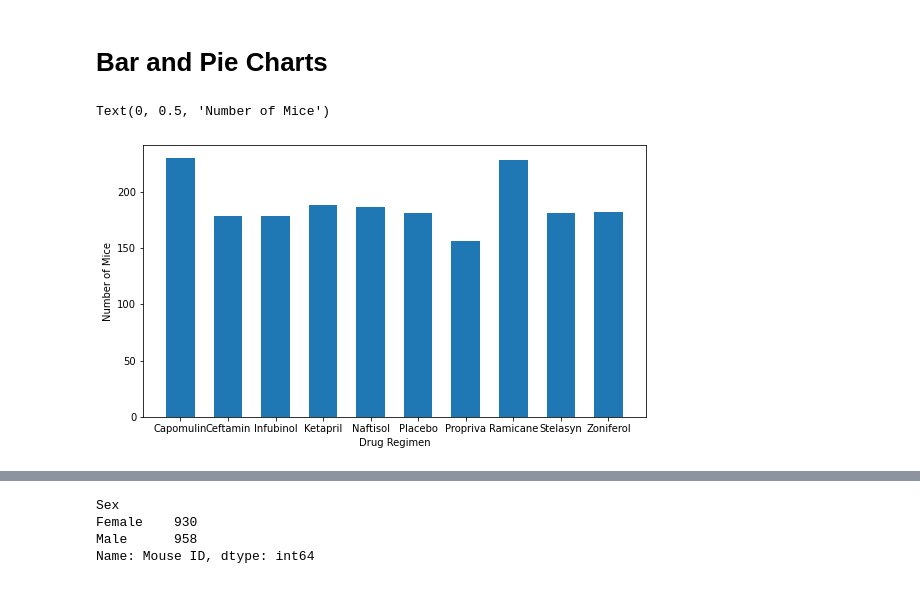
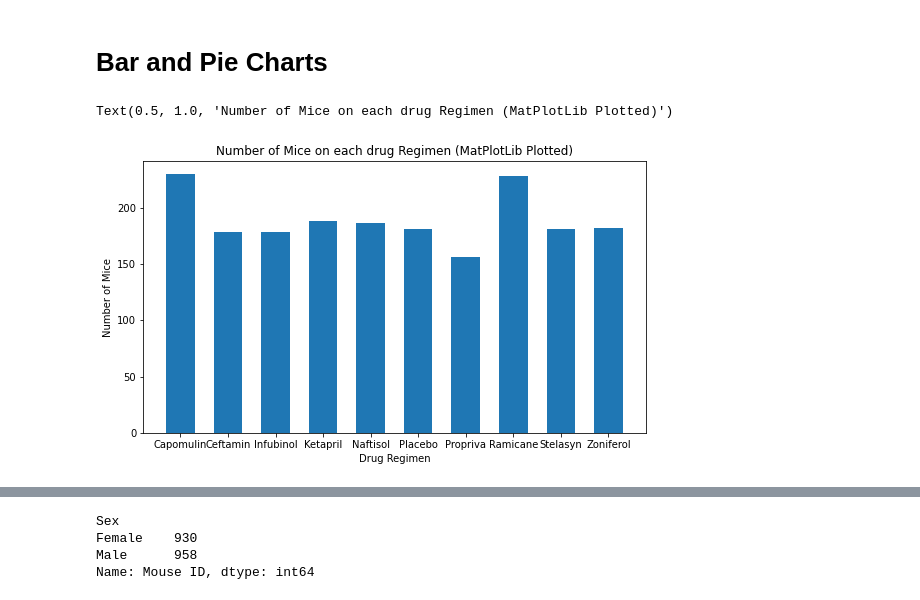
Before and after one commit to cyberkatie/visualization-challenge, a Jupyter notebook: module_5_starter_code/module_5_starter_code/Pymaceuticals/PymaceuticalsSolutions.ipynb, the cells around one changed output, grey strips where cells are left out. Cells and saved outputs as stored; diff of their text form; code cells hidden in the pictures.

```diff
--- a/module_5_starter_code/module_5_starter_code/Pymaceuticals/PymaceuticalsSolutions.ipynb
+++ b/module_5_starter_code/module_5_starter_code/Pymaceuticals/PymaceuticalsSolutions.ipynb
@@ -196,10 +169,11 @@ counts = cleaned.groupby(['Drug Regimen']).count()['Mouse ID']
 x_labels = ['Capomulin', 'Ceftamin', 'Infubinol', 'Ketapril', 'Naftisol', 'Placebo', 'Propriva', 'Ramicane', 'Stelasyn', 'Zoniferol']
 # %%
 plt.figure(figsize=(9,5))
-plt.bar(x_labels, counts, width=0.6, y)
+plt.bar(x_labels, counts, width=0.6)
 
 plt.xlabel('Drug Regimen')
 plt.ylabel('Number of Mice')
+plt.title('Number of Mice on each drug Regimen (MatPlotLib Plotted)')
 # %% [output]
-Text(0, 0.5, 'Number of Mice')
+Text(0.5, 1.0, 'Number of Mice on each drug Regimen (MatPlotLib Plotted)')
-[figure, old version]
+[figure, new version]
```
Also changed, not shown: parts of 38 cells of this notebook.
